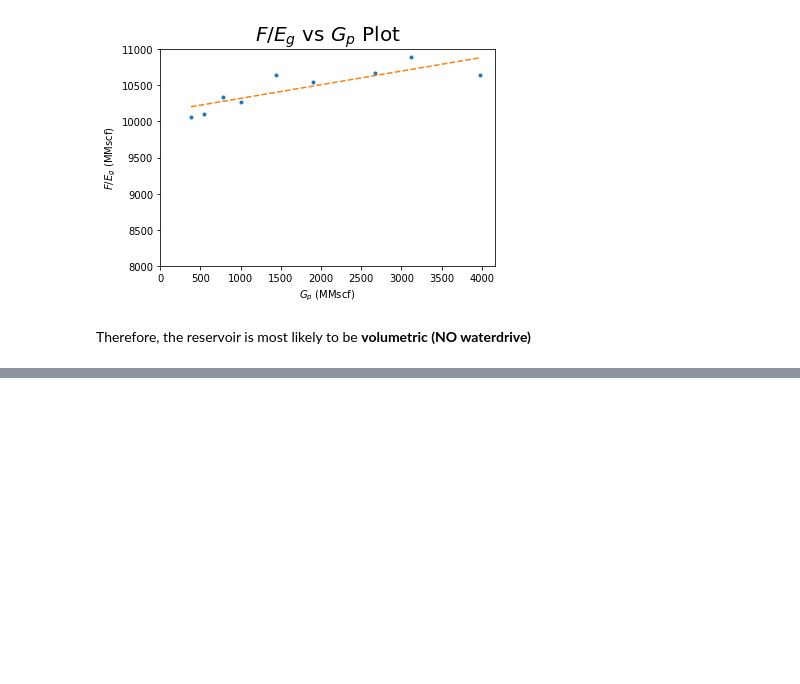
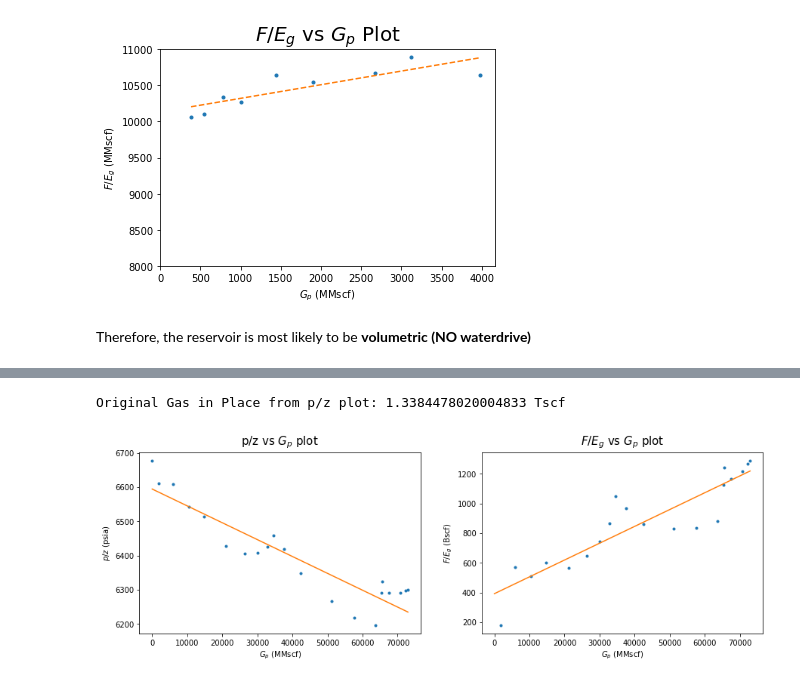
Before and after one commit to yohanesnuwara/reservoir-engineering, a Jupyter notebook: Unit 9 Dry-Gas Reservoirs/notebook/9_examples.ipynb, the cells around one changed output, grey strips where cells are left out. Cells and saved outputs as stored; diff of their text form; code cells hidden in the pictures; blank space fills up the shorter version.

```diff
--- a/Unit 9 Dry-Gas Reservoirs/notebook/9_examples.ipynb
+++ b/Unit 9 Dry-Gas Reservoirs/notebook/9_examples.ipynb
@@ -342,0 +385,31 @@ print(w2)
+# %%
+# regression to estimate OGIP
+c4, m4 = regression(Gp, p_z)
+Gfgi_pz = c4 / np.abs(m4)
+print("Original Gas in Place from p/z plot:", Gfgi_pz / 1E+12, "Tscf") # convert scf to Tscf
+
+# the first row contains NaN, so filter it out
+Gp_new = Gp[1:]; F_Eg_new = F_Eg[1:]
+c5, m5 = regression(Gp_new, F_Eg_new)
+
+y_reg4 = c4 + m4 * Gp
+y_reg5 = c5 + m5 * Gp
+
+plt.figure(figsize=(13,5))
+
+plt.subplot(1,2,1)
+plt.plot((Gp / 1E+06), p_z, '.')
+plt.plot((Gp / 1E+06), y_reg4)
+plt.title('p/z vs $G_p$ plot', size=15, pad=10)
+plt.xlabel('$G_p$ (MMscf)'); plt.ylabel('$p/z$ (psia)')
+
+plt.subplot(1,2,2)
+plt.plot((Gp / 1E+06), F_Eg, '.')
+plt.plot((Gp / 1E+06), y_reg5)
+plt.title('$F/E_g$ vs $G_p$ plot', size=15, pad=10)
+plt.xlabel('$G_p$ (MMscf)'); plt.ylabel('$F/E_g$ (Bscf)')
+
+plt.tight_layout(pad=3.0) # set distance between two plots
+# %% [output]
+Original Gas in Place from p/z plot: 1.3384478020004833 Tscf
+[figure, added]
```
Also changed, not shown: parts of 18 cells of this notebook.
